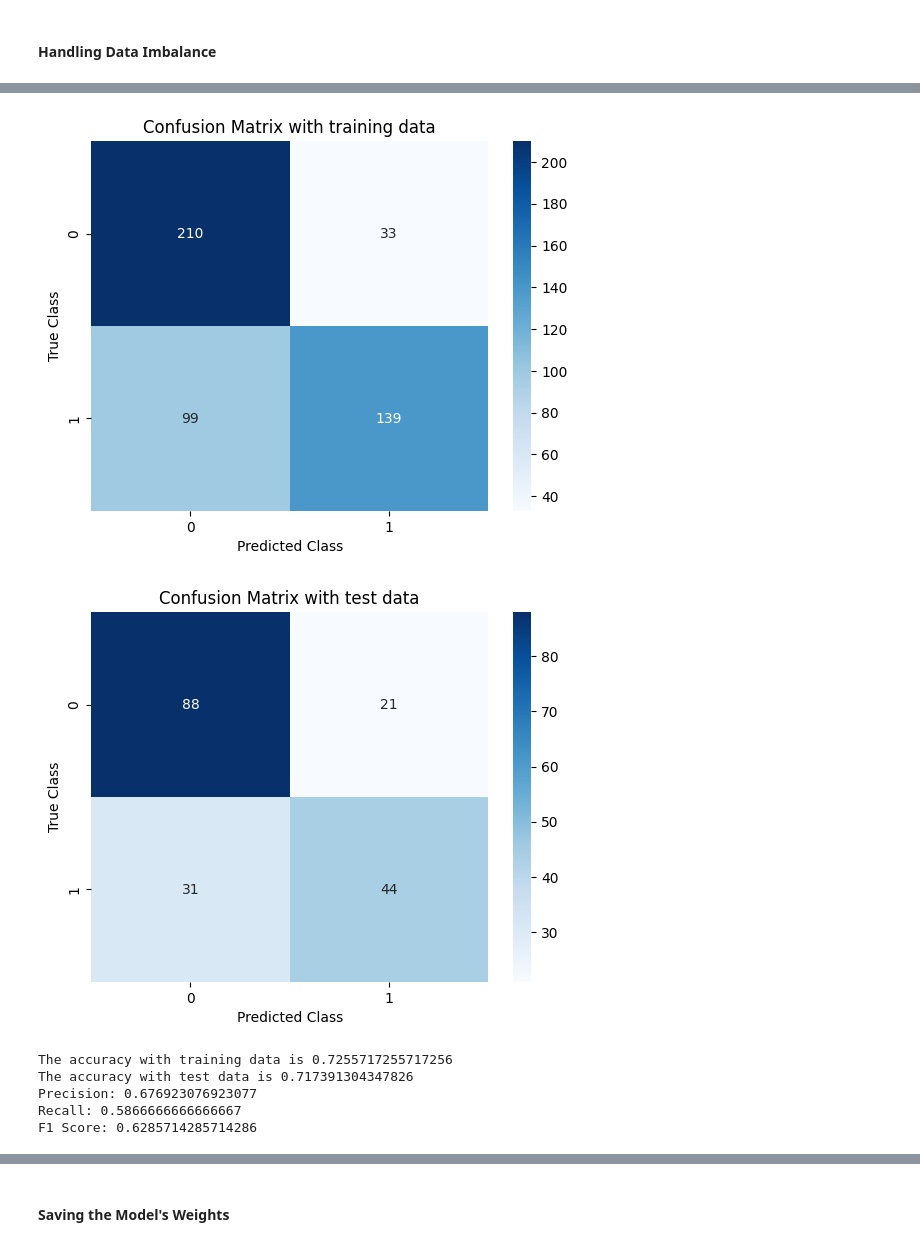
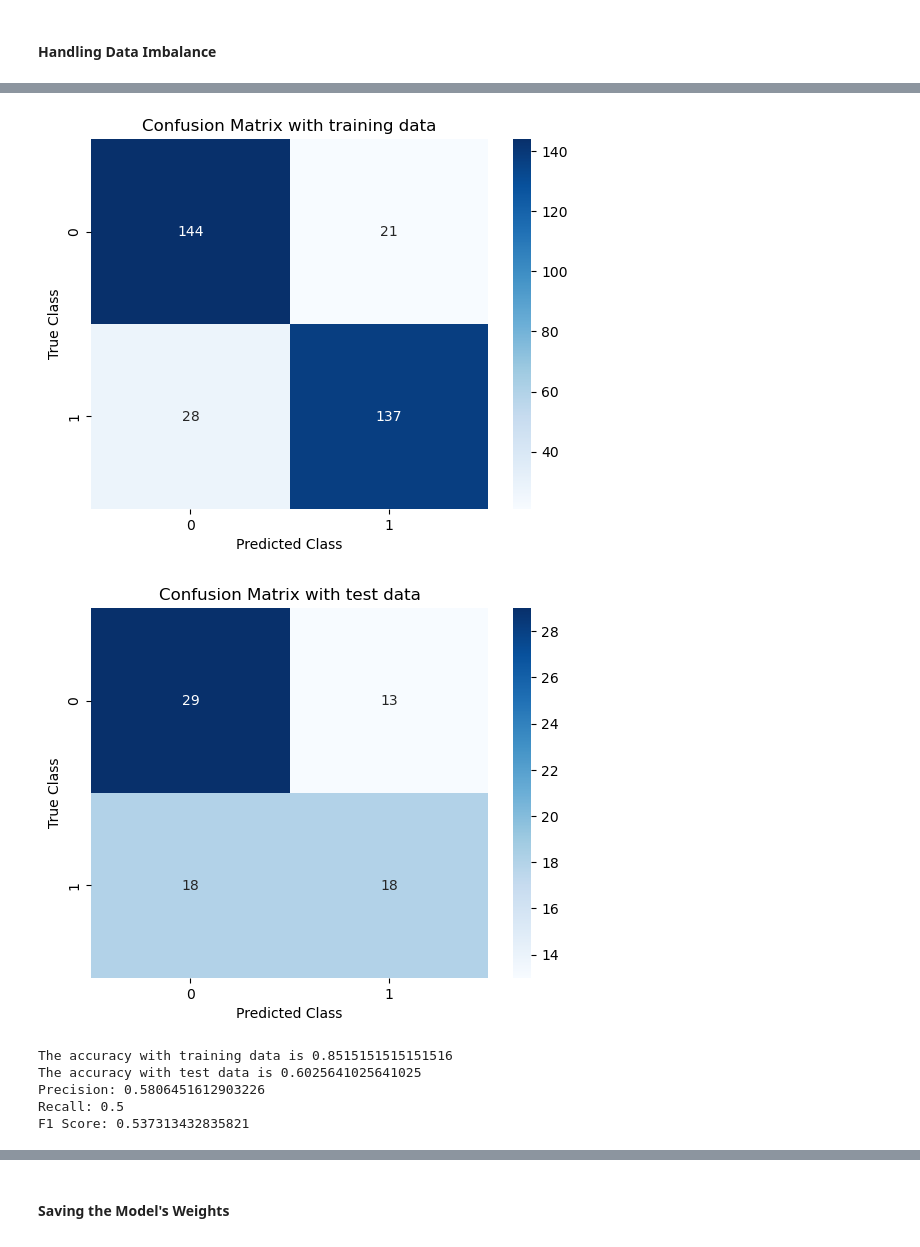
Before and after one commit to AseemShehzad/visa-approval-prediction-model, a Jupyter notebook: Data Modeling.ipynb, the cells around one changed output, grey strips where cells are left out. Cells and saved outputs as stored; diff of their text form; code cells hidden in the pictures.

```diff
--- a/Data Modeling.ipynb
+++ b/Data Modeling.ipynb
@@ -435,14 +445,14 @@ from sklearn.model_selection import train_test_split
 from sklearn import preprocessing
 from sklearn.metrics import f1_score, accuracy_score, precision_score, recall_score, confusion_matrix
 
-X_train, X_test, y_train, y_test = train_test_split(features_train, target_train, test_size = 0.3, random_state=27)
+X_train, X_test, y_train, y_test = train_test_split(features_train, target_train, test_size = 0.2, random_state=75)
 # %% [markdown]
 #### Handling Data Imbalance
 # %%
 ### Handling Imbalanced Data using SMOTE ###
 from imblearn.over_sampling import SMOTE, ADASYN, BorderlineSMOTE
 
-sm = ADASYN(random_state=27)
+sm = SMOTE(random_state=27)
 X_train, y_train = sm.fit_resample(X_train, y_train)
 # %%
 import tensorflow as tf
@@ -453,13 +463,13 @@ import seaborn as sns
 import matplotlib.pyplot as plt
 
 # fix the randomization
-np.random.seed(32)
-tf.random.set_seed(32)
+np.random.seed(3)
+tf.random.set_seed(3)
 
 # Scale the data
 scaler = StandardScaler()
-X_train_scaled = scaler.fit_transform(X_train)
-X_test_scaled = scaler.transform(X_test)
+X_train_scaled = (X_train)
+X_test_scaled = (X_test)
 
 with open('inference_files/scaler.pkl', 'wb') as file:
     pickle.dump(scaler, file)
@@ -470,13 +480,13 @@ y_train_scaled = tf.convert_to_tensor(y_train, dtype=tf.float32)
 X_test_scaled = tf.convert_to_tensor(X_test_scaled, dtype=tf.float32)
 y_test_scaled = tf.convert_to_tensor(y_test, dtype=tf.float32)
 # %%
-lamda = 0.001
+lamda = 0.0001
 
 # Define the model architecture
 model = tf.keras.Sequential([
-    tf.keras.layers.Dense(50, activation='relu', kernel_regularizer=tf.keras.regularizers.l2(lamda), input_dim=X_train.shape[1]),
-    tf.keras.layers.Dense(20, activation='sigmoid', kernel_regularizer=tf.keras.regularizers.l2(lamda)),
-    tf.keras.layers.Dense(20, activation='sigmoid', kernel_regularizer=tf.keras.regularizers.l2(lamda)),
+    tf.keras.layers.Dense(64, activation='relu', kernel_regularizer=tf.keras.regularizers.l2(lamda), input_dim=X_train.shape[1]),
+    tf.keras.layers.Dense(32, activation='sigmoid', kernel_regularizer=tf.keras.regularizers.l2(lamda)),
+    tf.keras.layers.Dense(32, activation='sigmoid', kernel_regularizer=tf.keras.regularizers.l2(lamda)),
     tf.keras.layers.Dense(1, activation='sigmoid')
 ])
 
@@ -484,7 +494,7 @@ model = tf.keras.Sequential([
 model.compile(loss='binary_crossentropy', optimizer='adam', metrics=['accuracy'])
 
 # Train the model
-model.fit(X_train_scaled, y_train_scaled, epochs=80, batch_size=32, validation_data=(X_test_scaled, y_test_scaled), verbose=0)
+model.fit(X_train_scaled, y_train_scaled, epochs=100, batch_size=32, validation_data=(X_test_scaled, y_test_scaled), verbose=0)
 
 # Make predictions on the training set
 y_pred_train = model.predict(X_train_scaled)
@@ -510,10 +520,12 @@ plt.show()
 # %%
 y_pred_train_bin = y_pred_train > .5
+y_pred_train_bin = y_pred_train_bin[:, 0]
 conf_matrix_train = confusion_matrix(y_train, y_pred_train_bin)
 accuracy_train = accuracy_score(y_train, y_pred_train_bin)
 
 y_pred_test = model.predict(X_test_scaled)
 y_pred_test_bin = y_pred_test > .5
+y_pred_test_bin = y_pred_test_bin[:, 0]
 conf_matrix_test = confusion_matrix(y_test, y_pred_test_bin)
 accuracy_test = accuracy_score(y_test, y_pred_test_bin)
 
@@ -550,7 +562,7 @@ print(f"F1 Score: {f1_test}")
-[figure, old version]
+[figure, new version]
-[figure, old version]
+[figure, new version]
-The accuracy with training data is 0.7255717255717256
-The accuracy with test data is 0.717391304347826
-Precision: 0.676923076923077
-Recall: 0.5866666666666667
-F1 Score: 0.6285714285714286
+The accuracy with training data is 0.8515151515151516
+The accuracy with test data is 0.6025641025641025
+Precision: 0.5806451612903226
+Recall: 0.5
+F1 Score: 0.537313432835821
```
Also changed, not shown: parts of 40 cells of this notebook, 27 other files.
